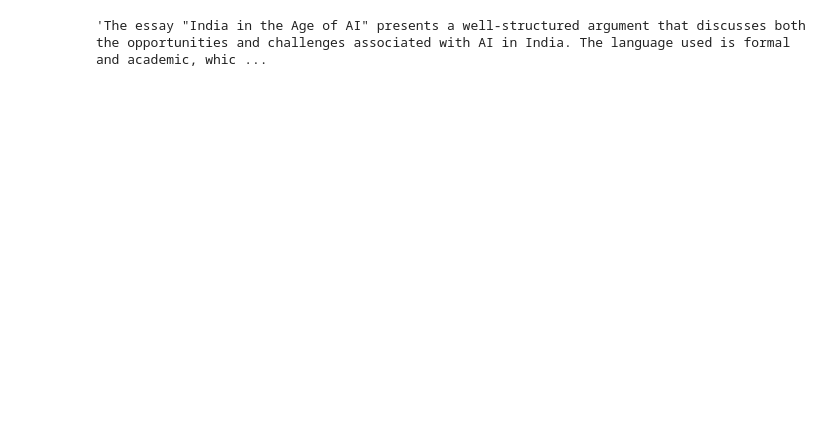
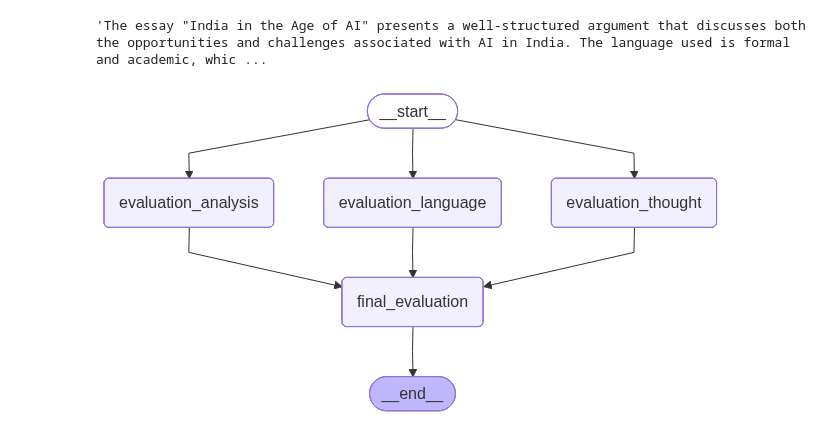
Before and after one commit to mojomahendia/langgraph-tutorials, a Jupyter notebook: 5_UPSC_essay_workflow.ipynb, the cells around one changed output. Drawn from its saved outputs; the diff is of its cells as text; code cells hidden in the pictures; blank space fills up the shorter version.

Commit message:
final parllel workflow

```diff
--- a/5_UPSC_essay_workflow.ipynb
+++ b/5_UPSC_essay_workflow.ipynb
@@ -48,0 +55,46 @@ class UPSCState(TypedDict):
+# %%
+def evaluation_language(state: UPSCState):
+    prompt = f'Evaluate the language quality of the following essay and provide a feedback and assign a score out of 10 \n {state["essay"]}'
+    output = structured_model.invoke(prompt)
+
+    return {'language_feedback': output.feedback, 'individual_scores':[output.score]}
+# %%
+def evaluation_thought(state: UPSCState):
+    prompt = f'Evaluate the calrity of thought of the following essay and provide a feedback and assign a score out of 10 \n {state["essay"]}'
+    output = structured_model.invoke(prompt)
+
+    return {'clarity_feedback': output.feedback, 'individual_scores':[output.score]}
+# %%
+def final_evaluation(state: UPSCState):
+    prompt = f'Based on the following feedbacks create a summarized feedback \n language feedback - {state["language_feedback"]} \n depth of analysis feedback - {state["analysis_feedback"]} \n clarity of thought feedback - {state["clarity_feedback"]}'
+    overall_feedback = structured_model.invoke(prompt)
+    # avg calculate
+    avg_score = sum(state['individual_scores'])/len(state['individual_scores'])
+
+    return {'overall_feedback': overall_feedback, 'avg_score': avg_score}
+# %%
+# create graph
+graph = StateGraph(UPSCState)
+
+# add nodes
+graph.add_node('evaluation_analysis', evaluation_analysis)
+graph.add_node('evaluation_language', evaluation_language)
+graph.add_node('evaluation_thought',evaluation_thought)
+graph.add_node('final_evaluation',final_evaluation)
+
+# add edges
+graph.add_edge(START, 'evaluation_analysis')
+graph.add_edge(START, 'evaluation_language')
+graph.add_edge(START, 'evaluation_thought')
+graph.add_edge('evaluation_thought', 'final_evaluation')
+graph.add_edge('evaluation_analysis', 'final_evaluation')
+graph.add_edge('evaluation_language', 'final_evaluation')
+
+graph.add_edge('final_evaluation', END)
+
+
+# create workflow by compiling graph
+workflow = graph.compile()
+workflow
+# %% [output]
+[figure, added]
```
Also changed, not shown: parts of 5 cells of this notebook.
